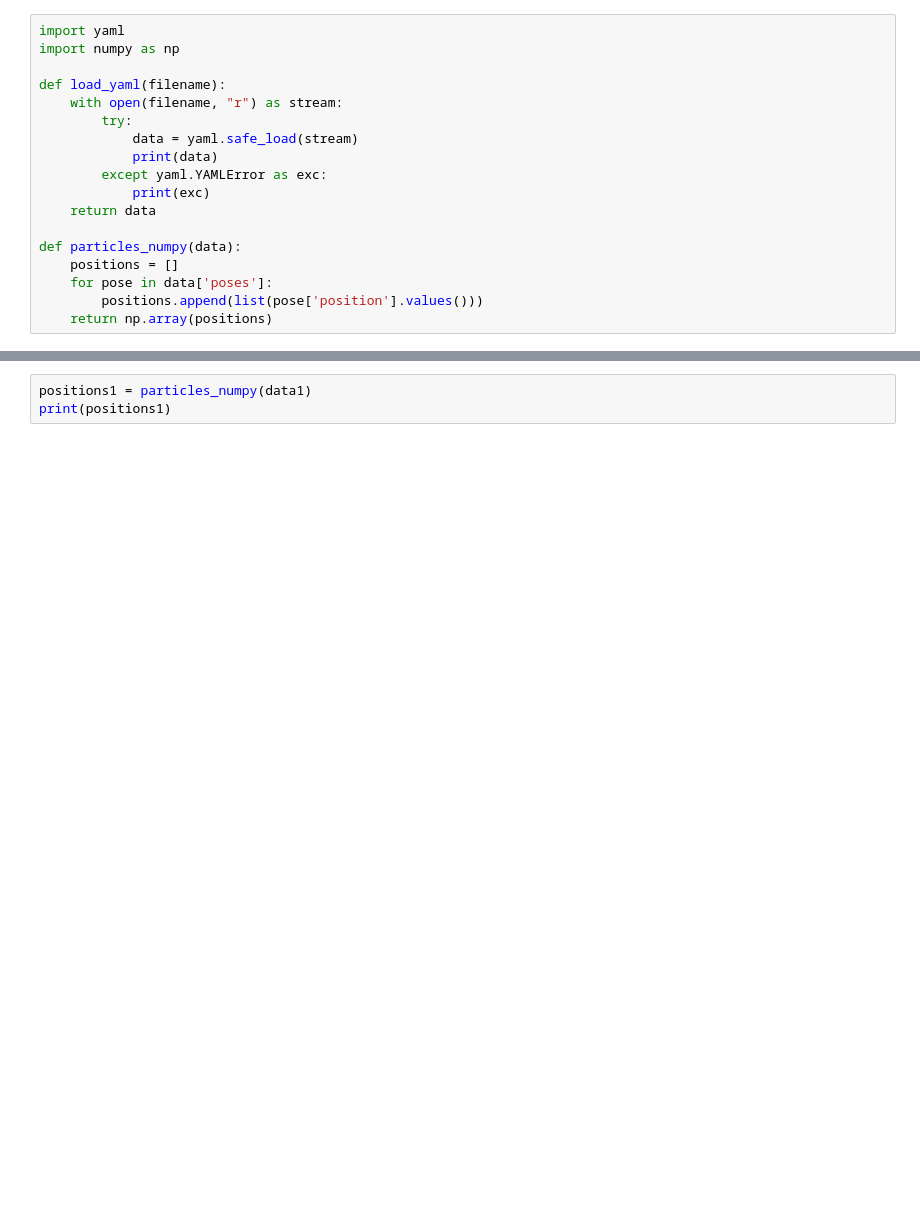
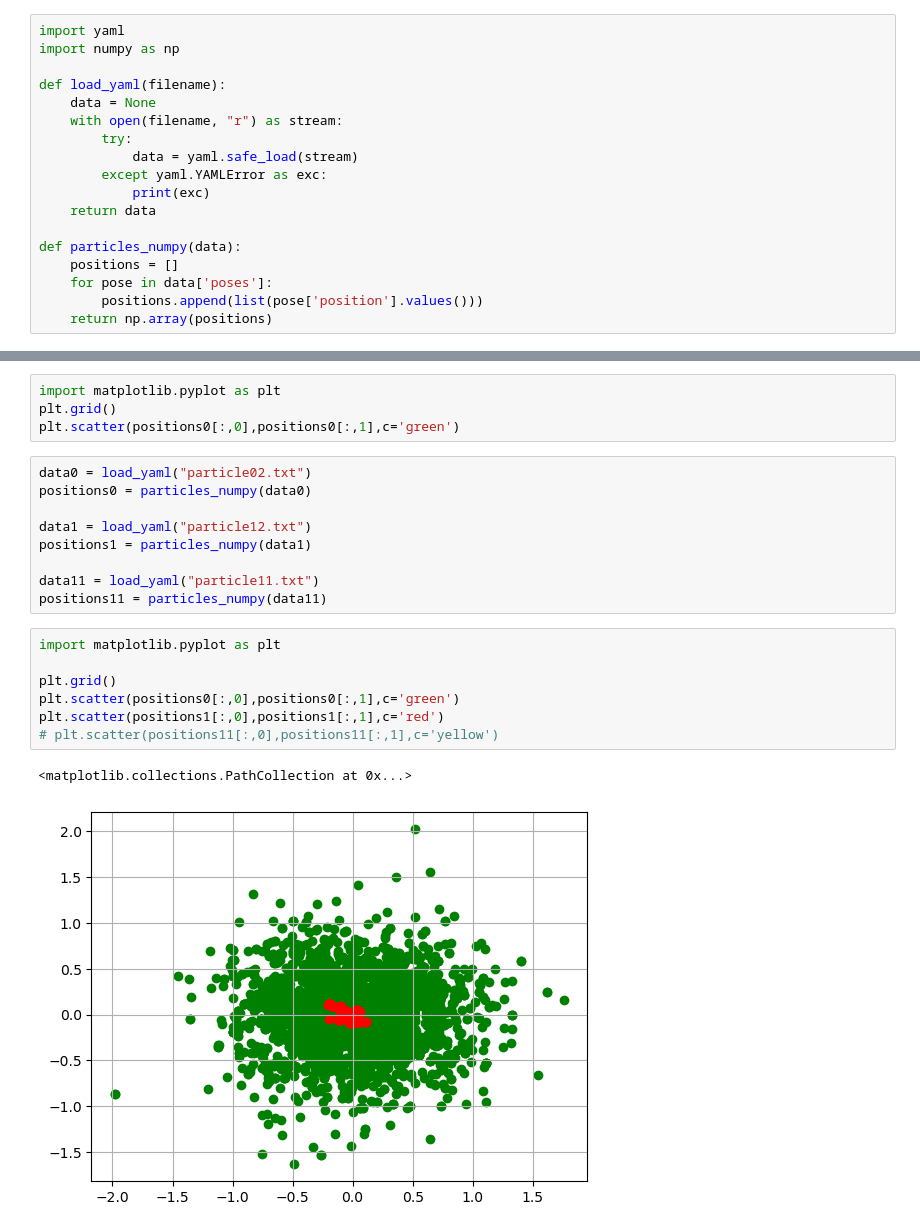
Before and after one commit to S0nFra/mobrob-gr3, a Jupyter notebook: src/utils/src/particles_test/particles.ipynb, the cells around one changed output, grey strips where cells are left out. Saved outputs shown, nothing was run; the diff lists cells and outputs as text; blank space fills up the shorter version.

```diff
--- a/src/utils/src/particles_test/particles.ipynb
+++ b/src/utils/src/particles_test/particles.ipynb
@@ -3,10 +3,10 @@ import yaml
 import numpy as np
 
 def load_yaml(filename):
+    data = None
     with open(filename, "r") as stream:
         try:
             data = yaml.safe_load(stream)
-            print(data)
         except yaml.YAMLError as exc:
             print(exc)
     return data
@@ -30,5 +35,25 @@ print(positions0)
-# %%
-positions1 = particles_numpy(data1)
-print(positions1)
+# %%
+import matplotlib.pyplot as plt
+plt.grid()
+plt.scatter(positions0[:,0],positions0[:,1],c='green')
+# %%
+data0 = load_yaml("particle02.txt")
+positions0 = particles_numpy(data0)
+
+data1 = load_yaml("particle12.txt")
+positions1 = particles_numpy(data1)
+
+data11 = load_yaml("particle11.txt")
+positions11 = particles_numpy(data11)
+# %%
+import matplotlib.pyplot as plt
+
+plt.grid()
+plt.scatter(positions0[:,0],positions0[:,1],c='green')
+plt.scatter(positions1[:,0],positions1[:,1],c='red')
+# plt.scatter(positions11[:,0],positions11[:,1],c='yellow')
+# %% [output]
+<matplotlib.collections.PathCollection at 0x...>
+[figure, added]
 # %%
 print(positions1.shape)
```
Also changed, not shown: parts of 7 cells of this notebook, 5 other files.
